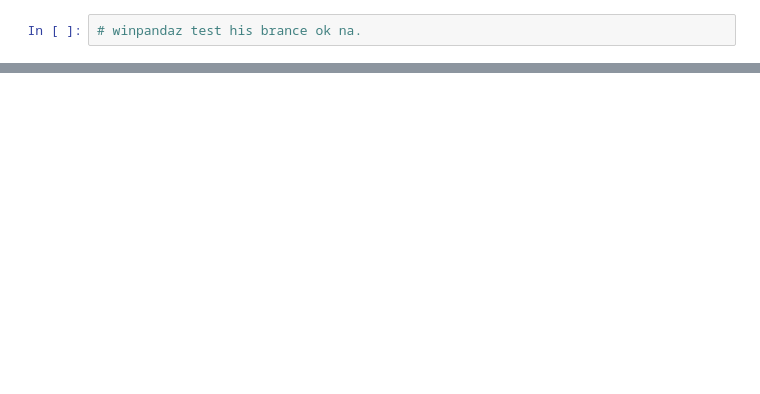
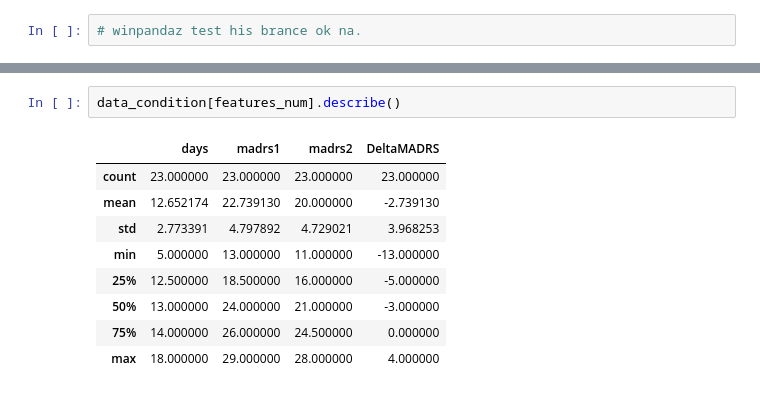
Before and after one commit to Empire-of-Dev/depression_data-TEAM_A, a Jupyter notebook: depression data.ipynb, the cells around one changed output, grey strips where cells are left out. Saved outputs shown, nothing was run; the diff lists cells and outputs as text; blank space fills up the shorter version.

```diff
--- a/depression data.ipynb
+++ b/depression data.ipynb
@@ -62,0 +101,12 @@ test for git branch
+# %%
+data_condition[features_num].describe()
+# %% [output]
+|  | days | madrs1 | madrs2 | DeltaMADRS |
+| count | 23.000000 | 23.000000 | 23.000000 | 23.000000 |
+| mean | 12.652174 | 22.739130 | 20.000000 | -2.739130 |
+| std | 2.773391 | 4.797892 | 4.729021 | 3.968253 |
+| min | 5.000000 | 13.000000 | 11.000000 | -13.000000 |
+| 25% | 12.500000 | 18.500000 | 16.000000 | -5.000000 |
+| 50% | 13.000000 | 24.000000 | 21.000000 | -3.000000 |
+| 75% | 14.000000 | 26.000000 | 24.500000 | 0.000000 |
+| max | 18.000000 | 29.000000 | 28.000000 | 4.000000 |
```
Also changed, not shown: parts of 7 cells of this notebook.
